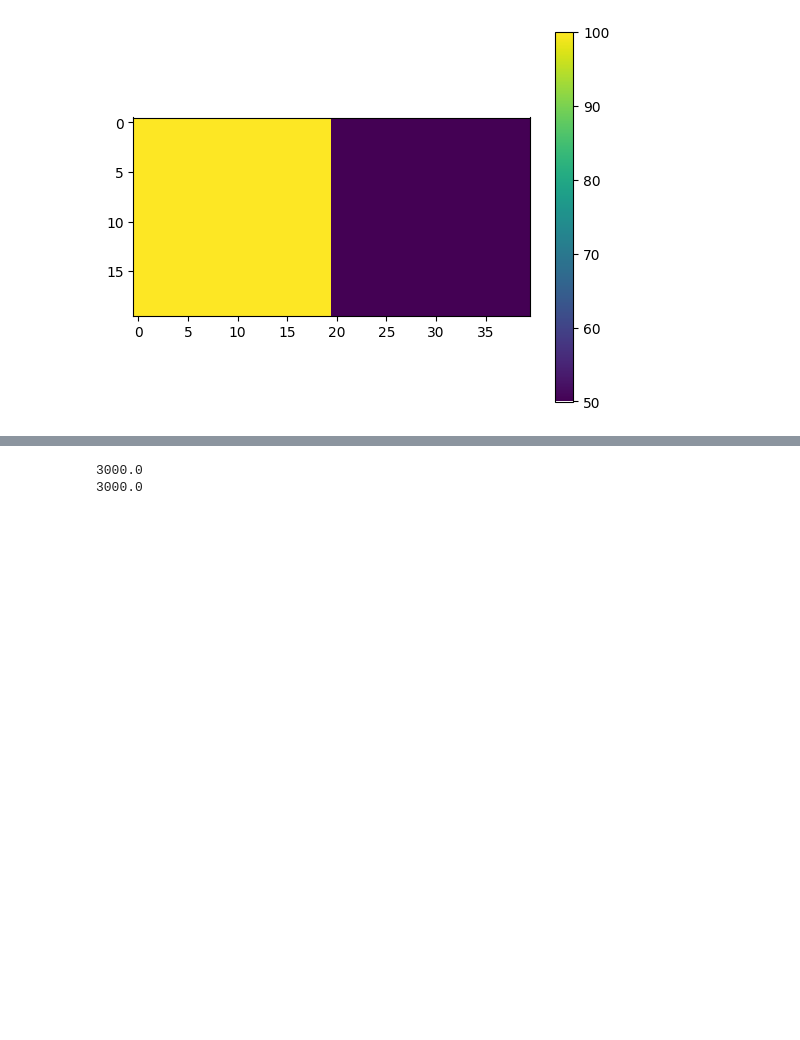
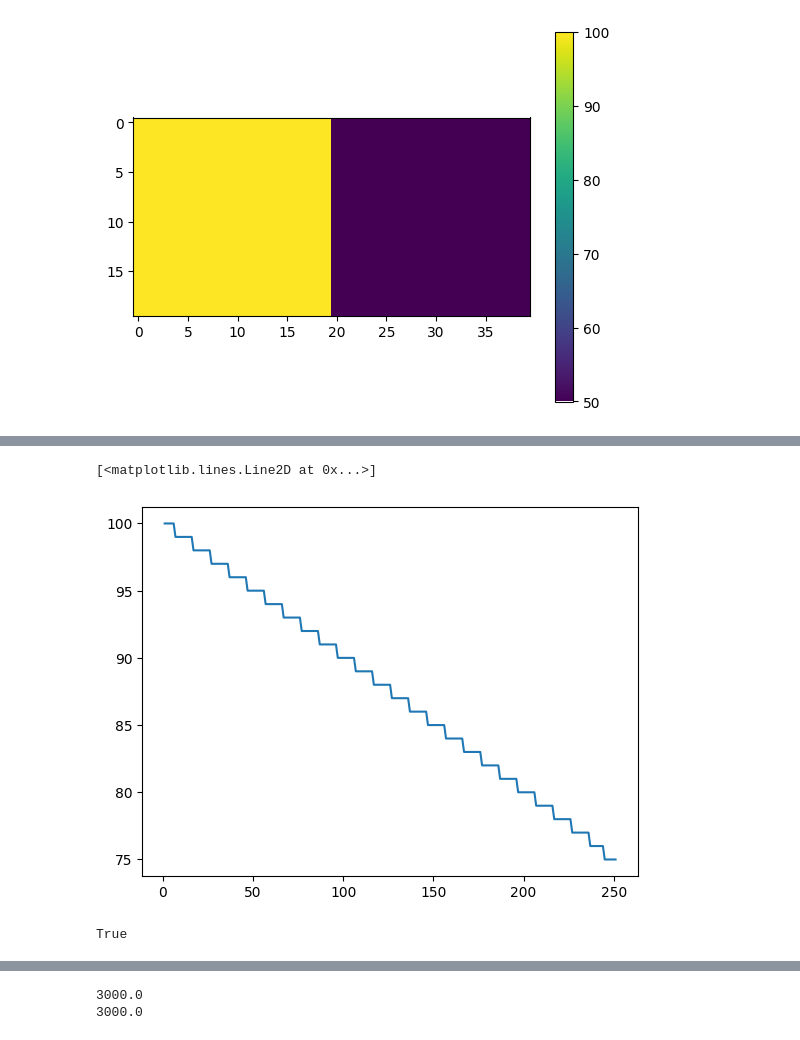
Before and after one commit to reinanbrNotebooks/Colab_Notebooks, a Jupyter notebook: grade_termodinamica.ipynb, the cells around one changed output, grey strips where cells are left out. Saved outputs shown, nothing was run; the diff lists cells and outputs as text; code cells hidden in the pictures; blank space fills up the shorter version.

```diff
--- a/grade_termodinamica.ipynb
+++ b/grade_termodinamica.ipynb
@@ -138,0 +204,9 @@ N = 251 -> [s=0.0 | mod=75.0 | std=0.0]
+# %%
+plt.plot(N_list,mod_list)
+# %% [output]
+[<matplotlib.lines.Line2D at 0x...>]
+[figure, added]
+# %%
+new_img_list[0].sum()==new_img_list[-1].sum()
+# %% [output]
+True
```
Also changed, not shown: parts of 10 cells of this notebook.
